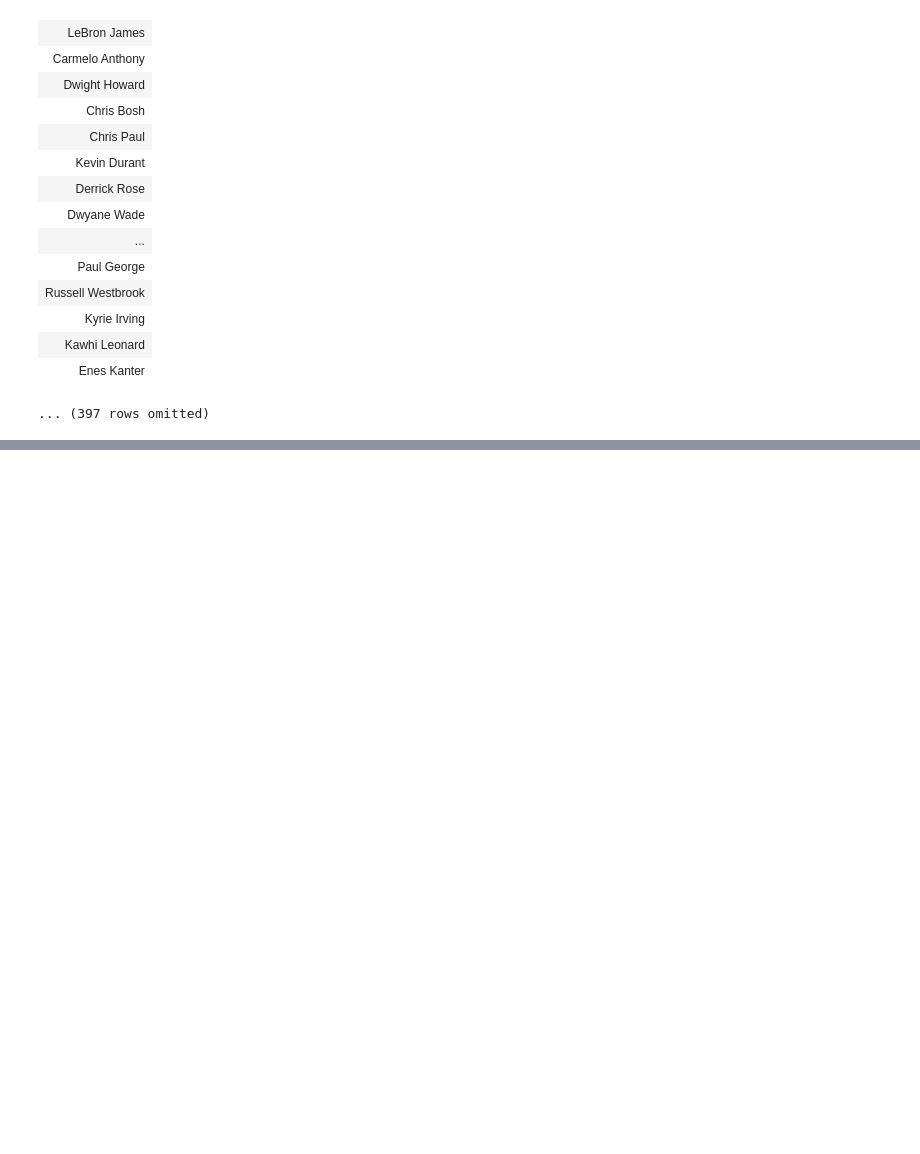
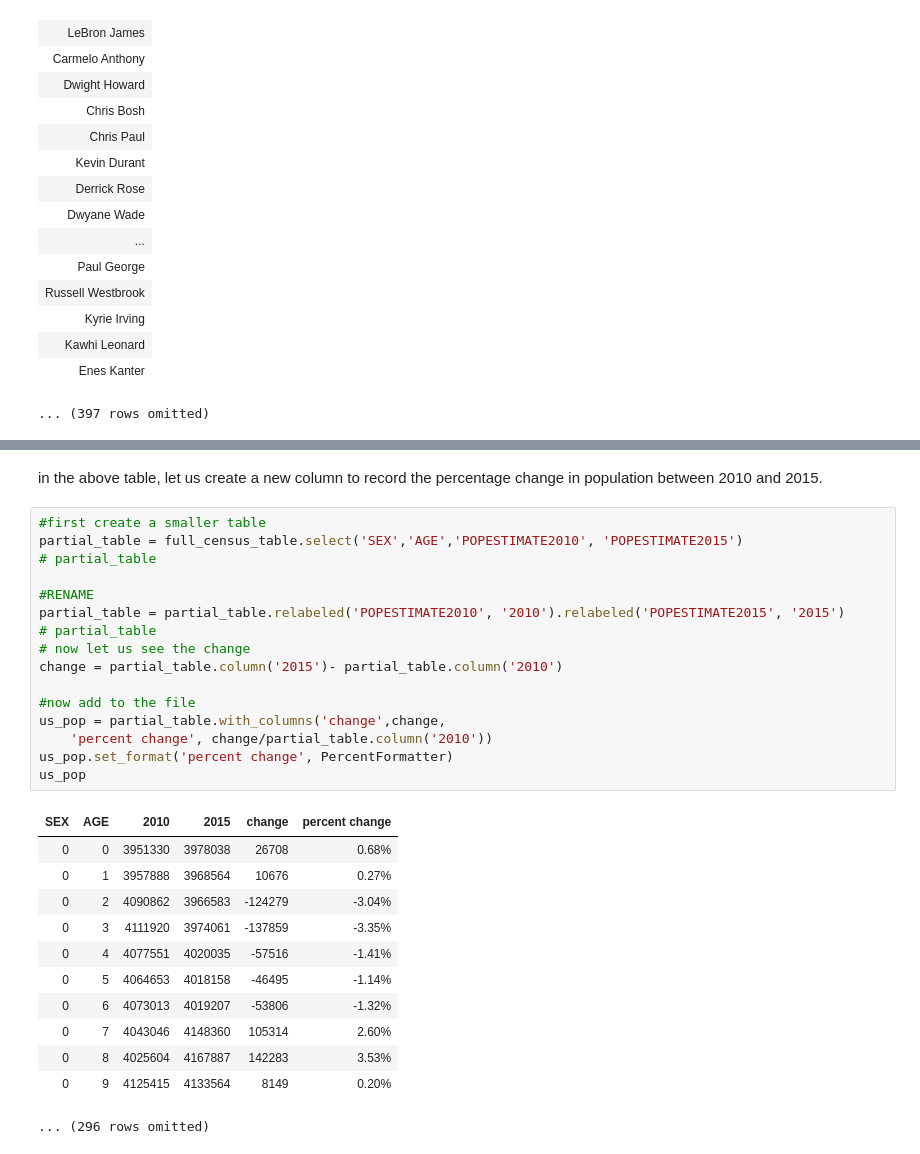
Before and after one commit to abdulbaqi/ms_python, a Jupyter notebook: datascience.ipynb, the cells around one changed output, grey strips where cells are left out. Drawn from its saved outputs; the diff is of its cells as text; blank space fills up the shorter version.

```diff
--- a/datascience.ipynb
+++ b/datascience.ipynb
@@ -461,0 +584,31 @@ nba.sort('SALARY', descending=True).select(0).show(20)
+# %% [markdown]
+in the above table, let us create a new column to record the percentage change in population between 2010 and 2015.
+# %%
+#first create a smaller table
+partial_table = full_census_table.select('SEX','AGE','POPESTIMATE2010', 'POPESTIMATE2015')
+# partial_table
+
+#RENAME
+partial_table = partial_table.relabeled('POPESTIMATE2010', '2010').relabeled('POPESTIMATE2015', '2015')
+# partial_table
+# now let us see the change
+change = partial_table.column('2015')- partial_table.column('2010')
+
+#now add to the file
+us_pop = partial_table.with_columns('change',change,
+    'percent change', change/partial_table.column('2010'))
+us_pop.set_format('percent change', PercentFormatter)
+us_pop
+# %% [output]
+| SEX | AGE | 2010 | 2015 | change | percent change |
+| 0 | 0 | 3951330 | 3978038 | 26708 | 0.68% |
+| 0 | 1 | 3957888 | 3968564 | 10676 | 0.27% |
+| 0 | 2 | 4090862 | 3966583 | -124279 | -3.04% |
+| 0 | 3 | 4111920 | 3974061 | -137859 | -3.35% |
+| 0 | 4 | 4077551 | 4020035 | -57516 | -1.41% |
+| 0 | 5 | 4064653 | 4018158 | -46495 | -1.14% |
+| 0 | 6 | 4073013 | 4019207 | -53806 | -1.32% |
+| 0 | 7 | 4043046 | 4148360 | 105314 | 2.60% |
+| 0 | 8 | 4025604 | 4167887 | 142283 | 3.53% |
+| 0 | 9 | 4125415 | 4133564 | 8149 | 0.20% |
+... (296 rows omitted)
```
Also changed, not shown: parts of 10 cells of this notebook.
